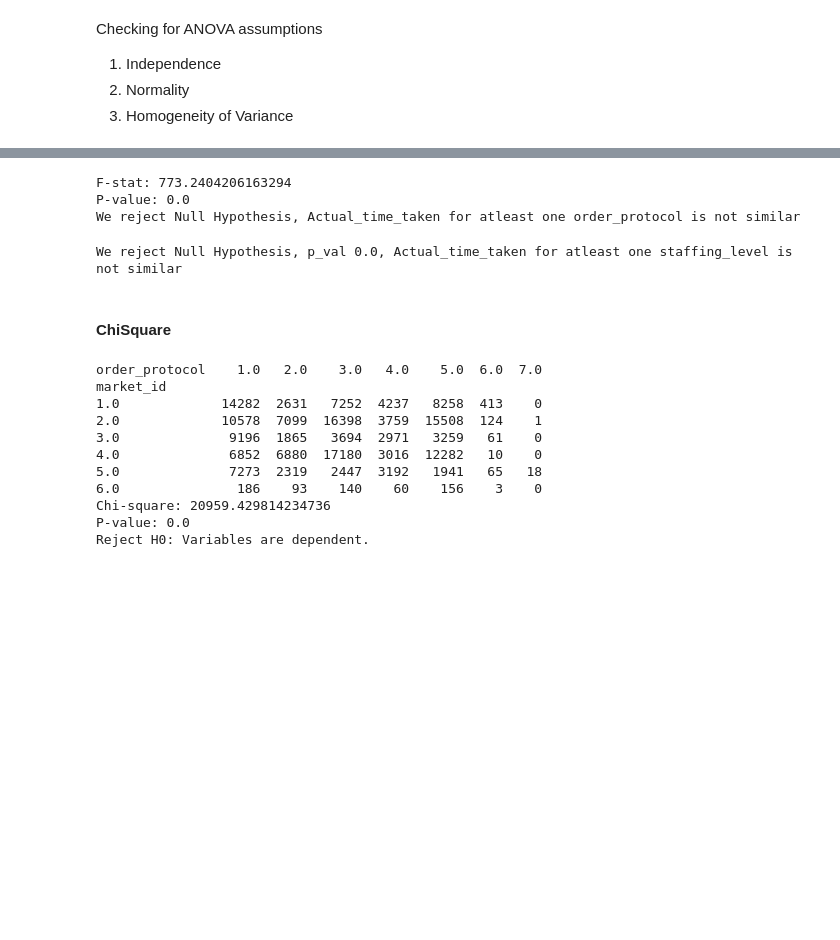
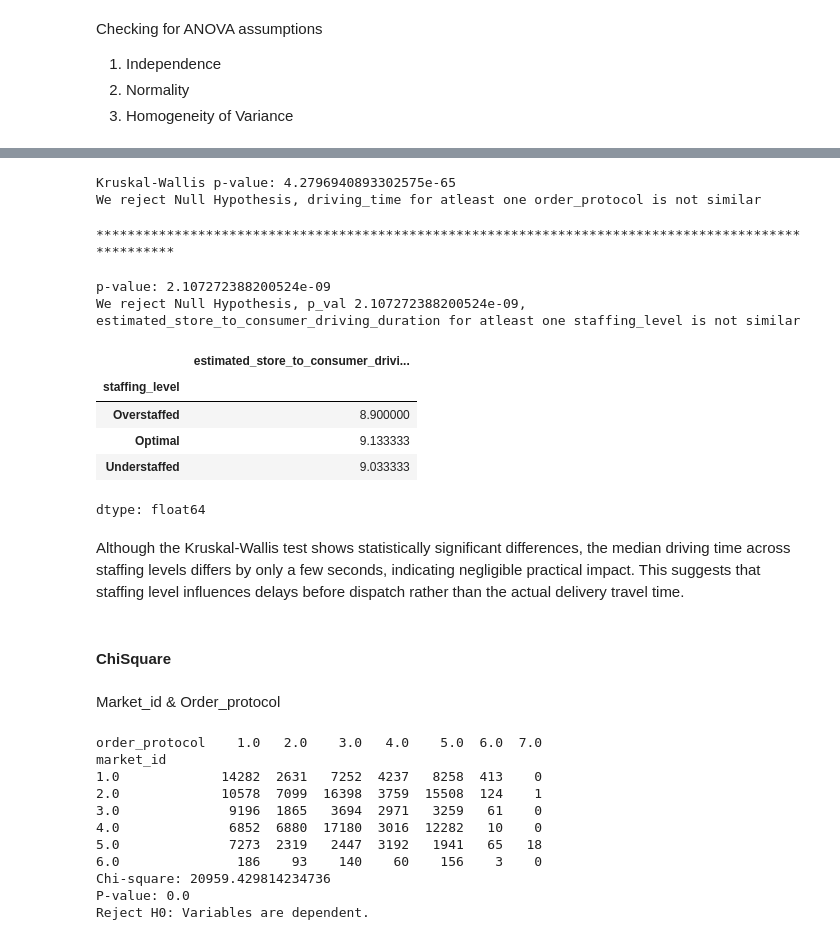
Before and after one commit to TeddyAbraham/Porter-NN-Regression-and-Classification, a Jupyter notebook: Porter_NN_Regression&Classification.ipynb, the cells around one changed output, grey strips where cells are left out. Saved outputs shown, nothing was run; the diff lists cells and outputs as text; code cells hidden in the pictures; blank space fills up the shorter version.

```diff
--- a/Porter_NN_Regression&Classification.ipynb
+++ b/Porter_NN_Regression&Classification.ipynb
@@ -583,19 +609,21 @@ Levene p-value: 2.7532333715893892e-270
 # %%
-from scipy.stats import f_oneway
+from scipy.stats import kruskal
 
-f_stat, p_val = f_oneway(protocol1, protocol2, protocol3, protocol4, protocol5, protocol6, protocol7 )
+stat, p_val = kruskal(protocol1, protocol3, protocol5)
 
-print("F-stat:", f_stat)
-print("P-value:", p_val)
+print("Kruskal-Wallis p-value:", p_val)
 
 if p_val > threshold:
-  print("We fail to reject Null Hypothesis, Actual_time_taken for all order_protocol(porter, call to restaurant, prebooked, third part etc) are same")
+  print("We fail to reject Null Hypothesis, driving_time for all order_protocol(porter, call to restaurant, prebooked, third part etc) are same")
 else:
-  print("We reject Null Hypothesis, Actual_time_taken for atleast one order_protocol is not similar")
+  print("We reject Null Hypothesis, driving_time for atleast one order_protocol is not similar")
 # %% [output]
-F-stat: 773.2404206163294
-P-value: 0.0
-We reject Null Hypothesis, Actual_time_taken for atleast one order_protocol is not similar
+Kruskal-Wallis p-value: 4.2796940893302575e-65
+We reject Null Hypothesis, driving_time for atleast one order_protocol is not similar
+# %%
+print('*'*100)
+# %% [output]
+****************************************************************************************************
 # %%
 # H0: Actual_time_taken for all staffing_level are same
 # H1: Actual_time_taken for atleast one staffing_level is not similar
@@ -606,17 +634,35 @@ Understaffed = df[df['staffing_level']=='Understaffed']['Actual_time_taken']
 # %%
-f_stat, p_val = f_oneway(Overstaffed, Optimal, Understaffed )
+from scipy.stats import kruskal
+
+stat, p_val = kruskal(Overstaffed, Optimal, Understaffed)
+
+print("p-value:", p_val)
 
 if p_val > threshold:
-  print(f"We fail to reject Null Hypothesis, p_val {p_val}, Actual_time_taken for all staffing_level are same")
+  print(f"We fail to reject Null Hypothesis, p_val {p_val}, estimated_store_to_consumer_driving_duration for all staffing_level are same")
 else:
-  print(f"We reject Null Hypothesis, p_val {p_val}, Actual_time_taken for atleast one staffing_level is not similar")
+  print(f"We reject Null Hypothesis, p_val {p_val}, estimated_store_to_consumer_driving_duration for atleast one staffing_level is not similar")
 # %% [output]
-We reject Null Hypothesis, p_val 0.0, Actual_time_taken for atleast one staffing_level is not similar
+p-value: 2.107272388200524e-09
+We reject Null Hypothesis, p_val 2.107272388200524e-09, estimated_store_to_consumer_driving_duration for atleast one staffing_level is not similar
+# %%
+df.groupby('staffing_level')['estimated_store_to_consumer_driving_duration'].median()
+# %% [output]
+|  | estimated_store_to_consumer_drivi... |
+| staffing_level |  |
+| Overstaffed | 8.900000 |
+| Optimal | 9.133333 |
+| Understaffed | 9.033333 |
+dtype: float64
+# %% [markdown]
+Although the Kruskal-Wallis test shows statistically significant differences, the median driving time across staffing levels differs by only a few seconds, indicating negligible practical impact. This suggests that staffing level influences delays before dispatch rather than the actual delivery travel time.
 # %% [markdown]
 #### ChiSquare
 # %%
 # H0: All Variables are independent
 # H1: All Variables are not independent
+# %% [markdown]
+Market_id &  Order_protocol
 # %%
 from scipy.stats import chi2_contingency
 
```
Also changed, not shown: parts of 23 cells of this notebook.
